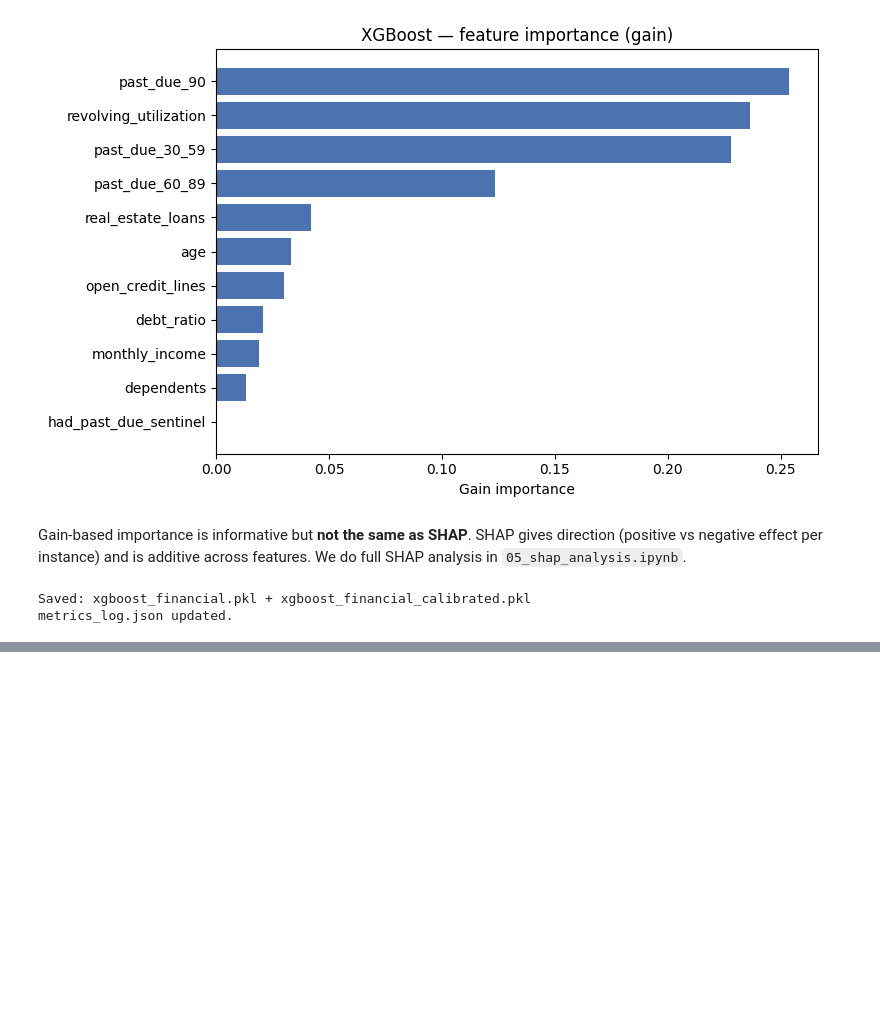
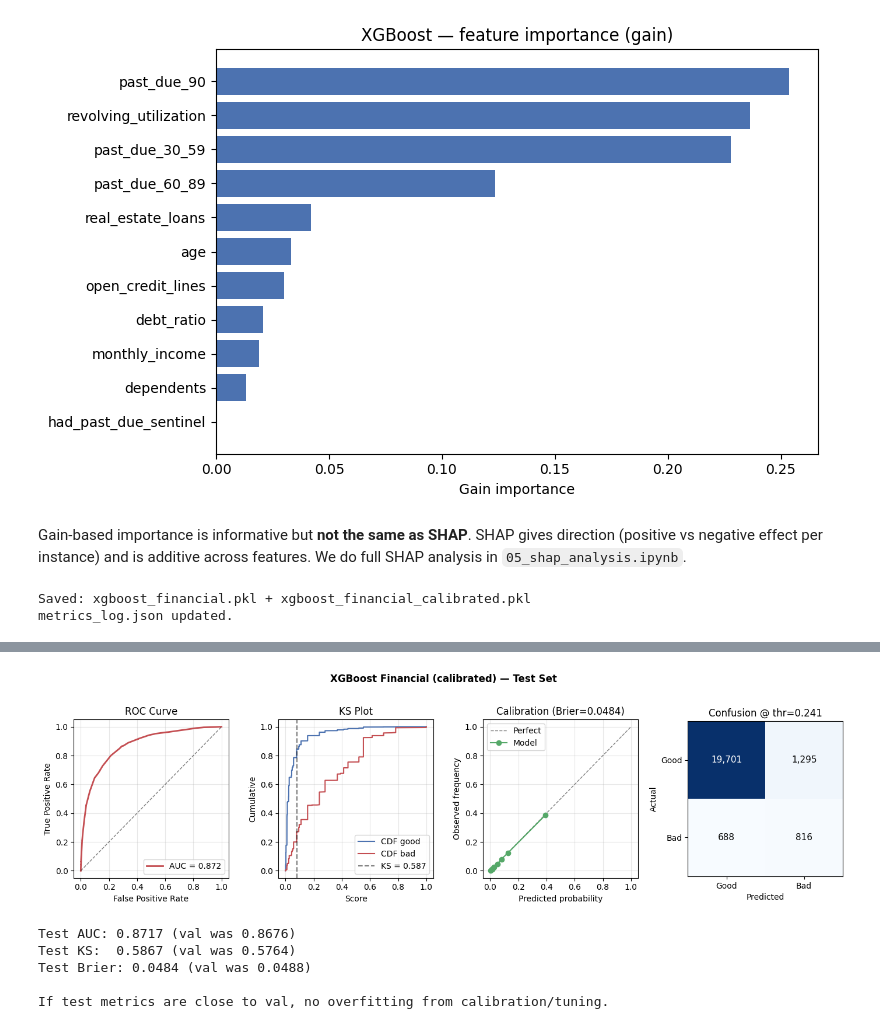
Before and after one commit to trinity-claw/empathic-credit-system, a Jupyter notebook: notebooks/03_xgboost.ipynb, the cells around one changed output, grey strips where cells are left out. Cells and saved outputs as stored; diff of their text form; code cells hidden in the pictures; blank space fills up the shorter version.

```diff
--- a/notebooks/03_xgboost.ipynb
+++ b/notebooks/03_xgboost.ipynb
@@ -180,0 +185,8 @@ metrics_log.json updated.
+# %%
+proba_test_raw = model.predict_proba(X_test)[:, 1]
+proba_test_cal = ir.transform(proba_test_raw)
+
+r_test = evaluate(y_test, proba_test_raw, 'XGBoost Financial', 'test')
+r_test_cal = evaluate(y_test, proba_test_cal, 'XGBoost Financial (calibrated)', 'test')
+
+comparison_table([r_val, r_val_cal, r_test, r_test_cal])
@@ -180,0 +199,15 @@ metrics_log.json updated.
+# %%
+fig = plot_evaluation(y_test, proba_test_cal, 'XGBoost Financial (calibrated) — Test Set')
+plt.show()
+
+print(f"\nTest AUC: {r_test_cal.auc:.4f} (val was {r_val_cal.auc:.4f})")
+print(f"Test KS:  {r_test_cal.ks:.4f} (val was {r_val_cal.ks:.4f})")
+print(f"Test Brier: {r_test_cal.brier:.4f} (val was {r_val_cal.brier:.4f})")
+print("\nIf test metrics are close to val, no overfitting from calibration/tuning.")
+# %% [output]
+[figure, added]
+Test AUC: 0.8717 (val was 0.8676)
+Test KS:  0.5867 (val was 0.5764)
+Test Brier: 0.0484 (val was 0.0488)
+
+If test metrics are close to val, no overfitting from calibration/tuning.
```
Also changed, not shown: parts of 2 cells of this notebook, 7 other files.
